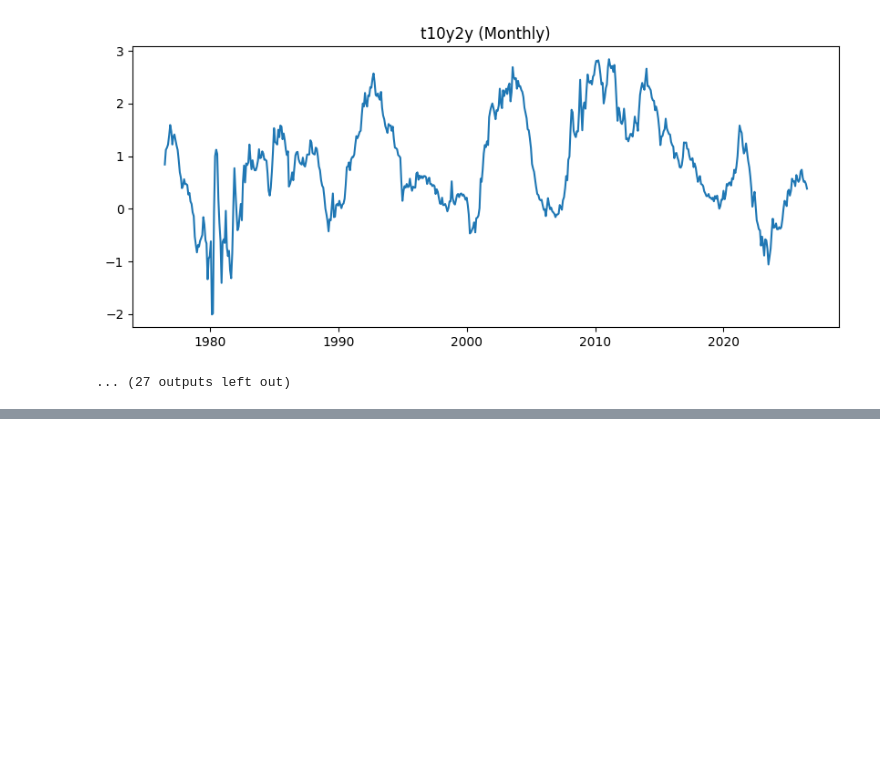
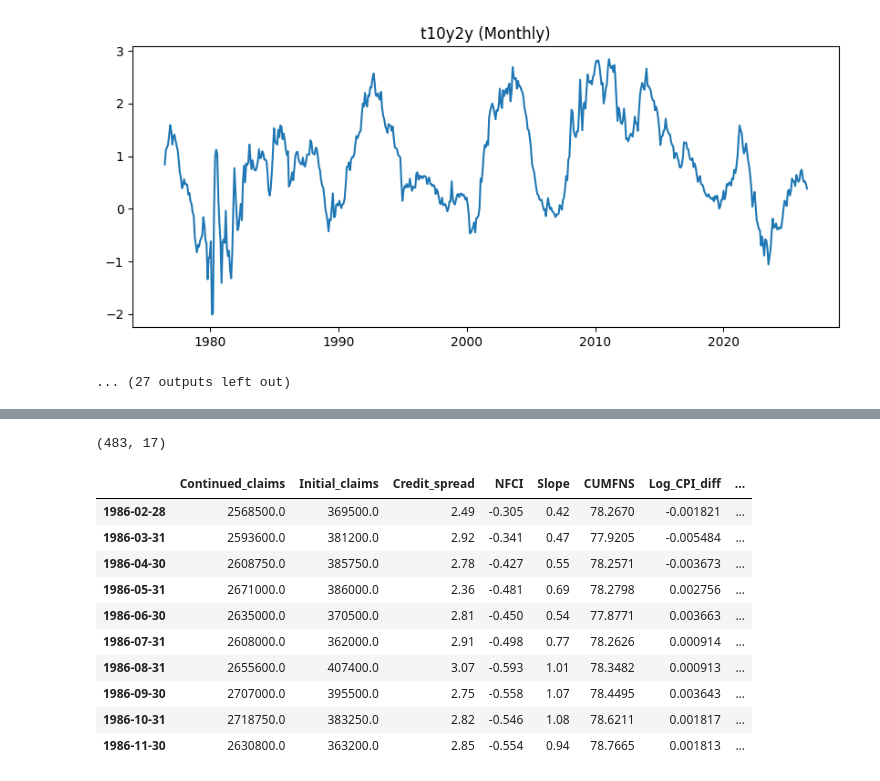
Before and after one commit to PSK1738/macro-regime-detector, a Jupyter notebook: ENSAE_paper_exploration/2-Macro_Variables_Stationarity_Correlation.ipynb, the cells around one changed output, grey strips where cells are left out. Saved outputs shown, nothing was run; the diff lists cells and outputs as text; code cells hidden in the pictures; blank space fills up the shorter version.

```diff
--- a/ENSAE_paper_exploration/Macro_Variables_Stationarity_Correlation.ipynb
+++ b/ENSAE_paper_exploration/2-Macro_Variables_Stationarity_Correlation.ipynb
@@ -191,0 +198,65 @@ Name: t10y2y, Length: 549, dtype: float64
+# %%
+# --- transform type per series, confirmed against ADF results above ---
+# 'log_diff' : log(x_t) - log(x_{t-1})  — exponential-growth, always-positive series
+# 'diff'     : x_t - x_{t-1}            — rate/bounded/index series, failed ADF at level
+# 'level'    : no transform             — passed ADF at level already
+
+transform_config = {
+    'CCSA':       {'kind': 'level',    'ensae_name': 'Continued_claims'},
+    'ICSA':       {'kind': 'level',    'ensae_name': 'Initial_claims'},
+    'BAA10Y':     {'kind': 'level',    'ensae_name': 'Credit_spread'},
+    'NFCI':       {'kind': 'level',    'ensae_name': 'NFCI'},
+    'T10Y2Y':     {'kind': 'level',    'ensae_name': 'Slope'},
+    'CUMFNS':     {'kind': 'level',    'ensae_name': 'CUMFNS'},
+    'CPIAUCSL':   {'kind': 'log_diff', 'ensae_name': 'Log_CPI_diff'},
+    'INDPRO':     {'kind': 'log_diff', 'ensae_name': 'Log_INDPRO_diff'},
+    'TB3MS':      {'kind': 'diff',     'ensae_name': 'TB3MS_diff'},
+    'DCOILWTICO': {'kind': 'log_diff', 'ensae_name': 'WTI_Returns'},
+    'TCU':        {'kind': 'diff',     'ensae_name': 'TCU_diff'},
+    'UNRATE':     {'kind': 'diff',     'ensae_name': 'UNRATE_diff'},
+    'UMCSENT':    {'kind': 'diff',     'ensae_name': 'UMCSENT_diff'},
+    'BUSLOANS':   {'kind': 'log_diff', 'ensae_name': 'Log_BUSLOANS_diff'},
+    'M2SL':       {'kind': 'log_diff', 'ensae_name': 'Log_M2SL_diff'},
+    'PAYEMS':     {'kind': 'log_diff', 'ensae_name': 'Log_PAYEMS_diff'},
+    'PPIACO':     {'kind': 'log_diff', 'ensae_name': 'Log_PPIACO_diff'},
+}
+
+
+def apply_transform(series, kind):
+    if kind == 'log_diff':
+        return np.log(series).diff()
+    elif kind == 'diff':
+        return series.diff()
+    elif kind == 'level':
+        return series.copy()
+    else:
+        raise ValueError("kind must be 'log_diff', 'diff', or 'level'")
+
+
+# --- build the final stationary dataframe ---
+transformed_series = {}
+
+for ticker, cfg in transform_config.items():
+    monthly = monthly_series[ticker]
+    transformed = apply_transform(monthly, cfg['kind'])
+    transformed.name = cfg['ensae_name']
+    transformed_series[ticker] = transformed
+
+stationary_df = pd.concat(transformed_series.values(), axis=1)
+stationary_df = stationary_df.dropna()
+
+print(stationary_df.shape)
+stationary_df.head(10)
+# %% [output]
+(483, 17)
+|  | Continued_claims | Initial_claims | Credit_spread | NFCI | Slope | CUMFNS | Log_CPI_diff | ... |
+| 1986-02-28 | 2568500.0 | 369500.0 | 2.49 | -0.305 | 0.42 | 78.2670 | -0.001821 | ... |
+| 1986-03-31 | 2593600.0 | 381200.0 | 2.92 | -0.341 | 0.47 | 77.9205 | -0.005484 | ... |
+| 1986-04-30 | 2608750.0 | 385750.0 | 2.78 | -0.427 | 0.55 | 78.2571 | -0.003673 | ... |
+| 1986-05-31 | 2671000.0 | 386000.0 | 2.36 | -0.481 | 0.69 | 78.2798 | 0.002756 | ... |
+| 1986-06-30 | 2635000.0 | 370500.0 | 2.81 | -0.450 | 0.54 | 77.8771 | 0.003663 | ... |
+| 1986-07-31 | 2608000.0 | 362000.0 | 2.91 | -0.498 | 0.77 | 78.2626 | 0.000914 | ... |
+| 1986-08-31 | 2655600.0 | 407400.0 | 3.07 | -0.593 | 1.01 | 78.3482 | 0.000913 | ... |
+| 1986-09-30 | 2707000.0 | 395500.0 | 2.75 | -0.558 | 1.07 | 78.4495 | 0.003643 | ... |
+| 1986-10-31 | 2718750.0 | 383250.0 | 2.82 | -0.546 | 1.08 | 78.6211 | 0.001817 | ... |
+| 1986-11-30 | 2630800.0 | 363200.0 | 2.85 | -0.554 | 0.94 | 78.7665 | 0.001813 | ... |
```
Also changed, not shown: parts of 9 cells of this notebook, 4 other files.
